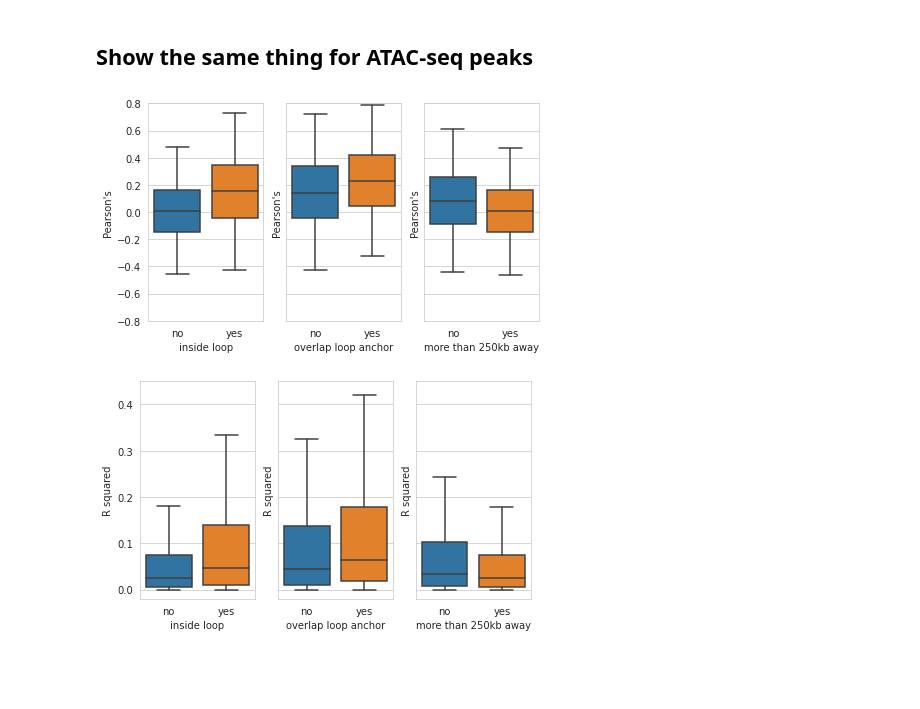
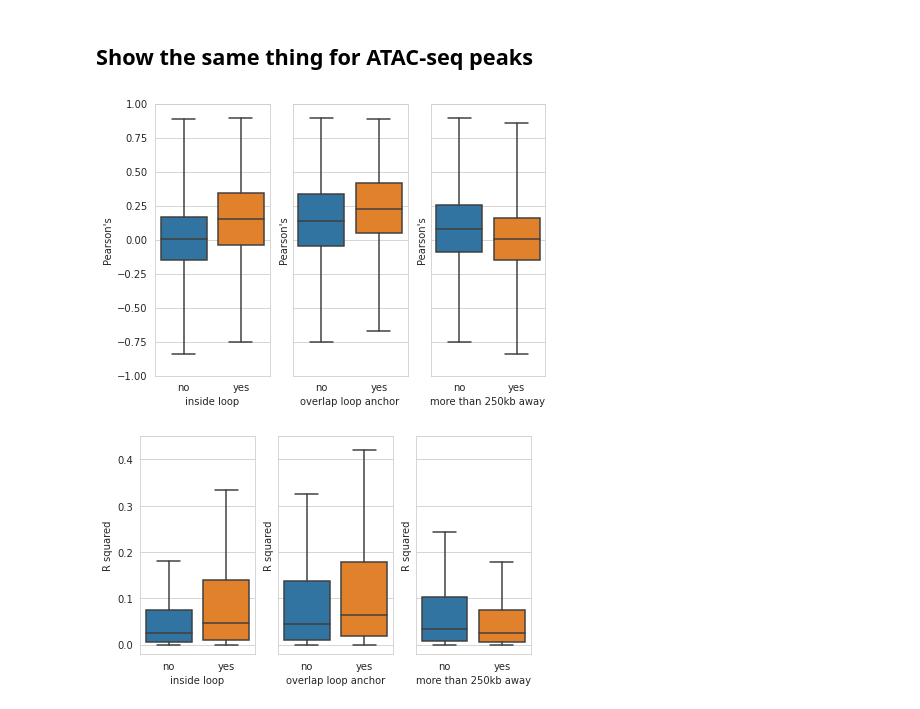
Before and after one commit to ChenfuShi/PsA_cleaned_analysis, a Jupyter notebook: integration_analysis/loop_correlation.ipynb, the cells around one changed output. Saved outputs shown, nothing was run; the diff lists cells and outputs as text; code cells hidden in the pictures; blank space fills up the shorter version.

```diff
--- a/integration_analysis/loop_correlation.ipynb
+++ b/integration_analysis/loop_correlation.ipynb
@@ -213,24 +213,24 @@ corr_filtered = corr_all[(corr_all["interaction_mean"] > 10) & (corr_all["peak_m
 corr_filtered = corr_filtered.reset_index()
 corr_filtered["far_away"] = corr_filtered.apply(lambda x: 1 if x["END"] < (x["A_start"] - 250000) or x["START"] > (x["B_start"] + 250000) else 0, axis = 1)
 # %%
-fig, axes = plt.subplots(1,3, figsize = (7,4), sharey = True, facecolor=(0, 0, 0, 0))
-sns.boxplot(data = corr_filtered, y = "pearson", x = "inside_loop", ax=axes[0], showfliers=False, whis=1)
+fig, axes = plt.subplots(1,3, figsize = (7,5), sharey = True, facecolor=(0, 0, 0, 0))
+sns.boxplot(data = corr_filtered, y = "pearson", x = "inside_loop", ax=axes[0], showfliers=False, whis=3)
 axes[0].set_xlabel("inside loop")
 axes[0].set_xticklabels(["no","yes"])
 axes[0].set_ylabel("Pearson's")
-axes[0].set_ylim((-0.8,0.8))
-sns.boxplot(data = corr_filtered[corr_filtered["inside_loop"] == 1], y = "pearson", x = "overlap_loop", ax=axes[1], showfliers=False, whis=1)
+axes[0].set_ylim((-1,1))
+sns.boxplot(data = corr_filtered[corr_filtered["inside_loop"] == 1], y = "pearson", x = "overlap_loop", ax=axes[1], showfliers=False, whis=3)
 axes[1].set_xlabel("overlap loop anchor")
 axes[1].set_xticklabels(["no","yes"])
 axes[1].set_ylabel("Pearson's")
-sns.boxplot(data = corr_filtered, y = "pearson", x = "far_away", ax=axes[2], showfliers=False, whis=1)
+sns.boxplot(data = corr_filtered, y = "pearson", x = "far_away", ax=axes[2], showfliers=False, whis=3)
 axes[2].set_xlabel("more than 250kb away")
 axes[2].set_xticklabels(["no","yes"])
 axes[2].set_ylabel("Pearson's")
 fig.savefig(f"{base_dir}/integration_analysis/figures/ATAC_correlations_loops_pearson.png", dpi = 600)
 fig.savefig(f"{base_dir}/integration_analysis/figures/ATAC_correlations_loops_pearson.svg", dpi = 600)
 # %% [output]
-[figure, old version]
+[figure, new version]
 # %%
 fig, axes = plt.subplots(1,3, figsize = (7,4), sharey = True, facecolor=(0, 0, 0, 0))
 sns.boxplot(data = corr_filtered, y = "R_squared", x = "inside_loop", ax=axes[0], showfliers=False)
```
Also changed, not shown: parts of 1 cell of this notebook, 4 other files.
